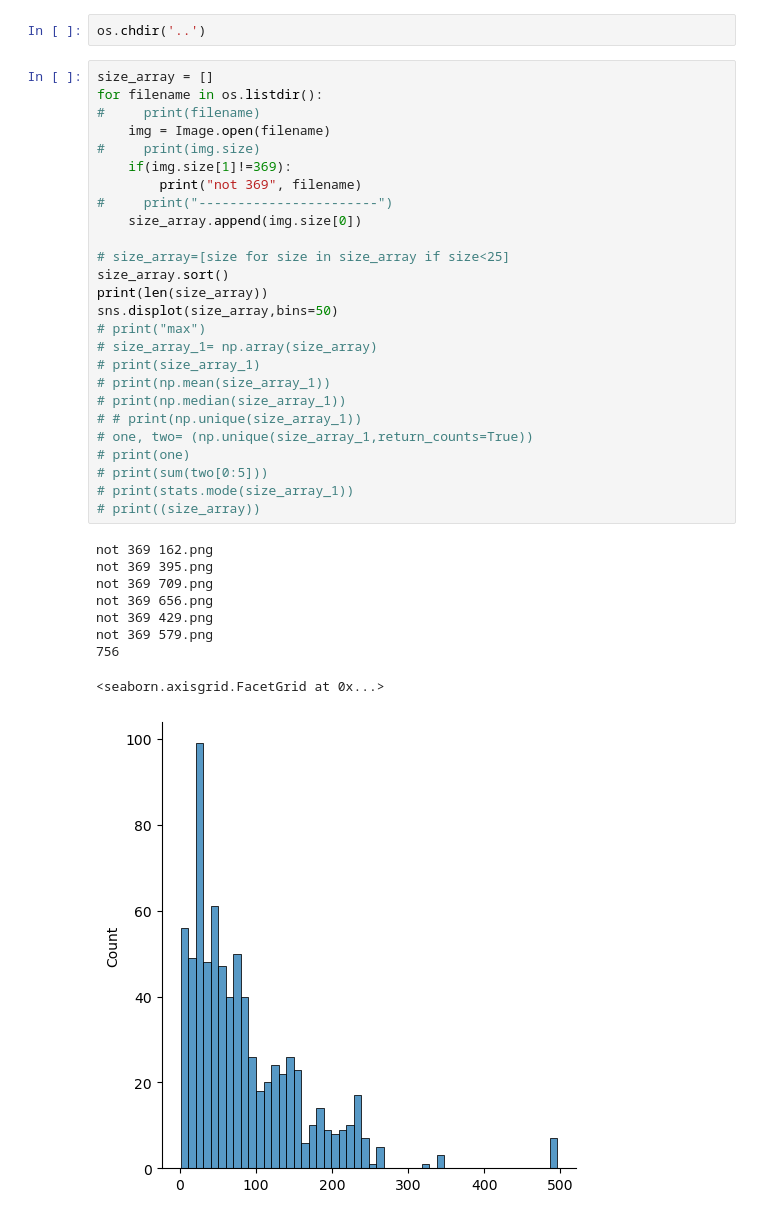
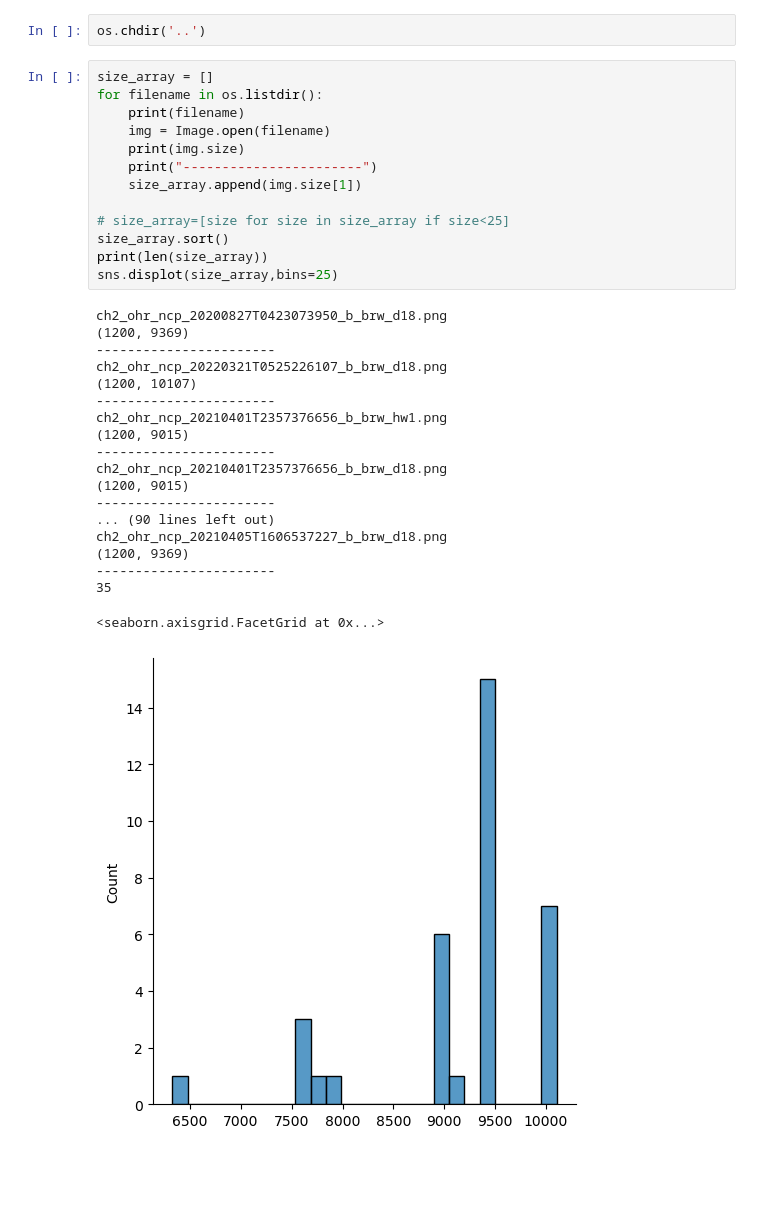
Before and after one commit to snjvn/Moon_Mapping_Cosmosoc, a Jupyter notebook: resize.ipynb, the cells around one changed output. Saved outputs shown, nothing was run; the diff lists cells and outputs as text; blank space fills up the shorter version.

```diff
--- a/resize.ipynb
+++ b/resize.ipynb
@@ -17,39 +37,36 @@ os.chdir('..')
 # %%
 size_array = []
 for filename in os.listdir():
-#     print(filename)
+    print(filename)
     img = Image.open(filename)
-#     print(img.size)
-    if(img.size[1]!=369):
-        print("not 369", filename)
-#     print("-----------------------")
-    size_array.append(img.size[0])
+    print(img.size)
+    print("-----------------------")
+    size_array.append(img.size[1])
 
 # size_array=[size for size in size_array if size<25]
 size_array.sort()
 print(len(size_array))
-sns.displot(size_array,bins=50)
-# print("max")
-# size_array_1= np.array(size_array)
-# print(size_array_1)
-# print(np.mean(size_array_1))
-# print(np.median(size_array_1))
-# # print(np.unique(size_array_1))
-# one, two= (np.unique(size_array_1,return_counts=True))
-# print(one)
-# print(sum(two[0:5]))
-# print(stats.mode(size_array_1))
-# print((size_array))
+sns.displot(size_array,bins=25)
 # %% [output]
-not 369 162.png
-not 369 395.png
-not 369 709.png
-not 369 656.png
-not 369 429.png
-not 369 579.png
-756
+ch2_ohr_ncp_20200827T0423073950_b_brw_d18.png
+(1200, 9369)
+-----------------------
+ch2_ohr_ncp_20220321T0525226107_b_brw_d18.png
+(1200, 10107)
+-----------------------
+ch2_ohr_ncp_20210401T2357376656_b_brw_hw1.png
+(1200, 9015)
+-----------------------
+ch2_ohr_ncp_20210401T2357376656_b_brw_d18.png
+(1200, 9015)
+-----------------------
+... (90 lines left out)
+ch2_ohr_ncp_20210405T1606537227_b_brw_d18.png
+(1200, 9369)
+-----------------------
+35
 <seaborn.axisgrid.FacetGrid at 0x...>
-[figure, old version]
+[figure, new version]
 # %%
 sum(size_array)/len(size_array)
 # %% [output]
```
Also changed, not shown: parts of 8 cells of this notebook, 12 other files.
